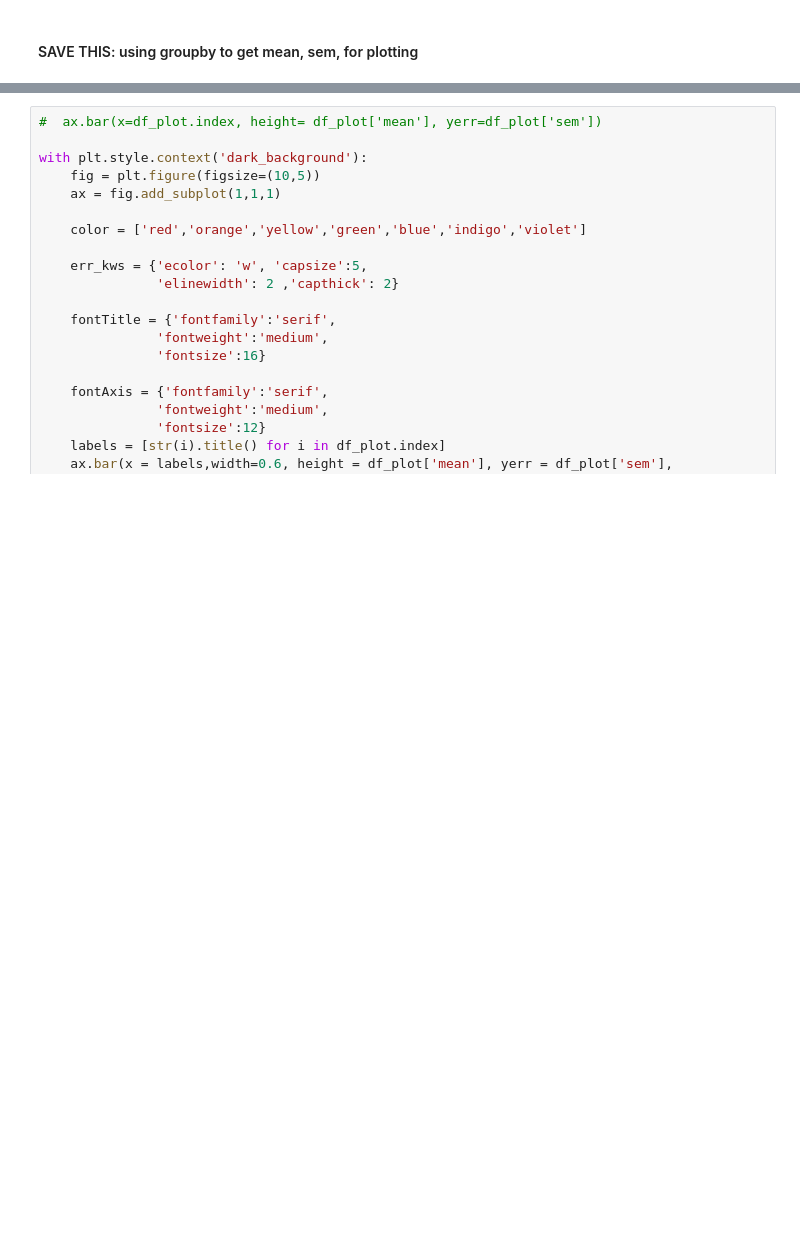
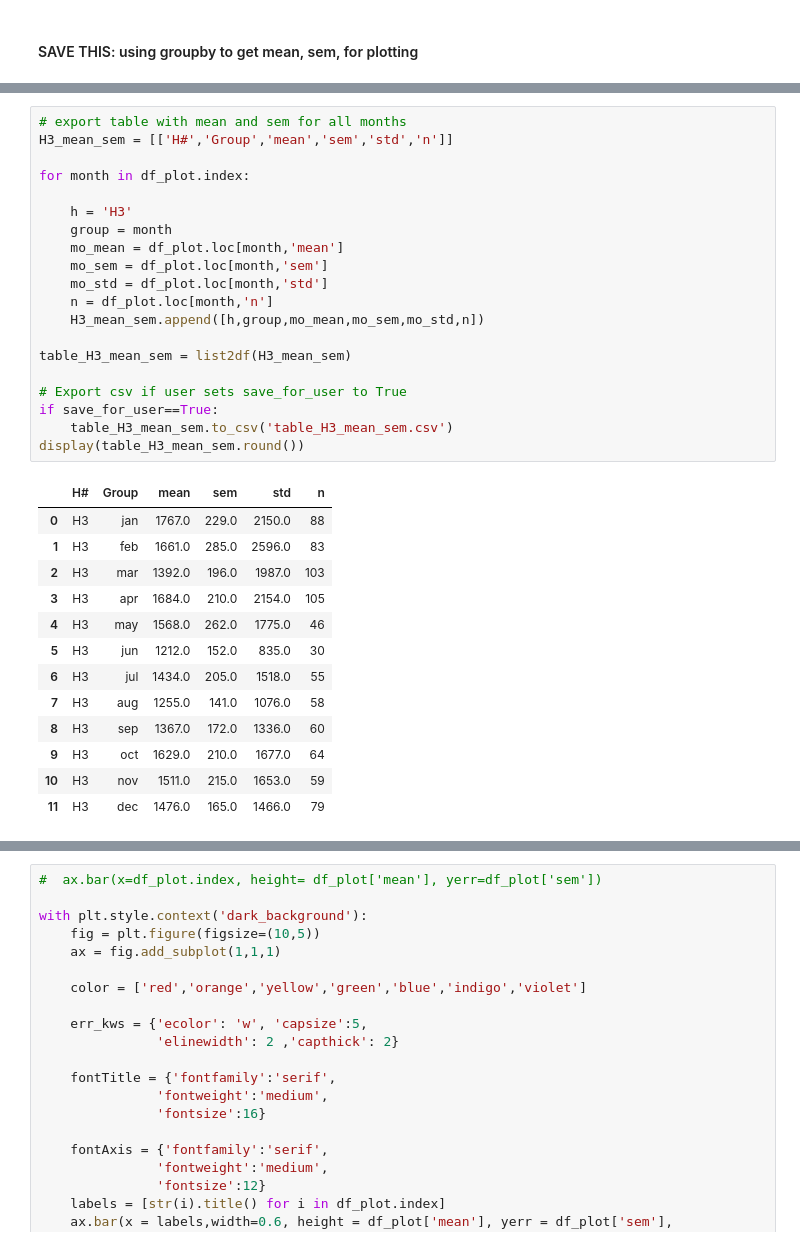
Before and after one commit to jirvingphd/dsc-2-final-project-online-ds-ft-021119, a Jupyter notebook: Old .ipynb's/Mod2_Project_CombDraftv2_H1-H4-Copy_to_MVM.ipynb, the cells around one changed output, grey strips where cells are left out. Cells and saved outputs as stored; diff of their text form; blank space fills up the shorter version.

```diff
--- a/Old .ipynb's/Mod2_Project_CombDraftv2_H1-H4-Copy_to_MVM.ipynb
+++ b/Old .ipynb's/Mod2_Project_CombDraftv2_H1-H4-Copy_to_MVM.ipynb
@@ -2542,0 +2896,34 @@ df_plot.set_index('month_name',drop=False,inplace=True)
+# %%
+# export table with mean and sem for all months
+H3_mean_sem = [['H#','Group','mean','sem','std','n']]
+
+for month in df_plot.index:
+
+    h = 'H3'
+    group = month
+    mo_mean = df_plot.loc[month,'mean']
+    mo_sem = df_plot.loc[month,'sem']
+    mo_std = df_plot.loc[month,'std']
+    n = df_plot.loc[month,'n']
+    H3_mean_sem.append([h,group,mo_mean,mo_sem,mo_std,n])
+
+table_H3_mean_sem = list2df(H3_mean_sem)
+
+# Export csv if user sets save_for_user to True
+if save_for_user==True:
+    table_H3_mean_sem.to_csv('table_H3_mean_sem.csv')
+display(table_H3_mean_sem.round())
+# %% [output]
+|  | H# | Group | mean | sem | std | n |
+| 0 | H3 | jan | 1767.0 | 229.0 | 2150.0 | 88 |
+| 1 | H3 | feb | 1661.0 | 285.0 | 2596.0 | 83 |
+| 2 | H3 | mar | 1392.0 | 196.0 | 1987.0 | 103 |
+| 3 | H3 | apr | 1684.0 | 210.0 | 2154.0 | 105 |
+| 4 | H3 | may | 1568.0 | 262.0 | 1775.0 | 46 |
+| 5 | H3 | jun | 1212.0 | 152.0 | 835.0 | 30 |
+| 6 | H3 | jul | 1434.0 | 205.0 | 1518.0 | 55 |
+| 7 | H3 | aug | 1255.0 | 141.0 | 1076.0 | 58 |
+| 8 | H3 | sep | 1367.0 | 172.0 | 1336.0 | 60 |
+| 9 | H3 | oct | 1629.0 | 210.0 | 1677.0 | 64 |
+| 10 | H3 | nov | 1511.0 | 215.0 | 1653.0 | 59 |
+| 11 | H3 | dec | 1476.0 | 165.0 | 1466.0 | 79 |
```
Also changed, not shown: parts of 59 cells of this notebook, 4 other files.
